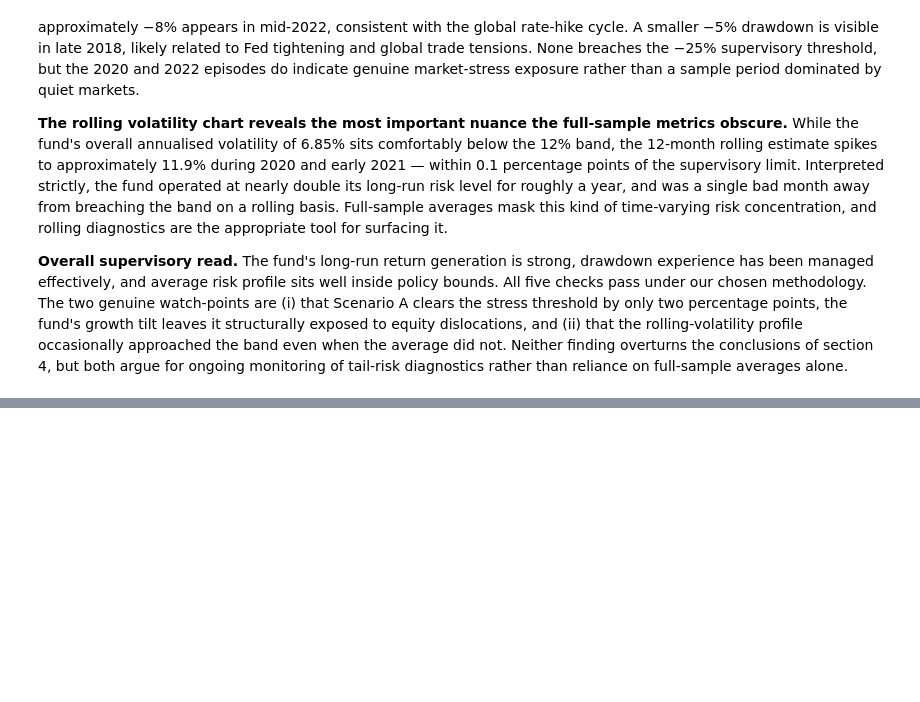
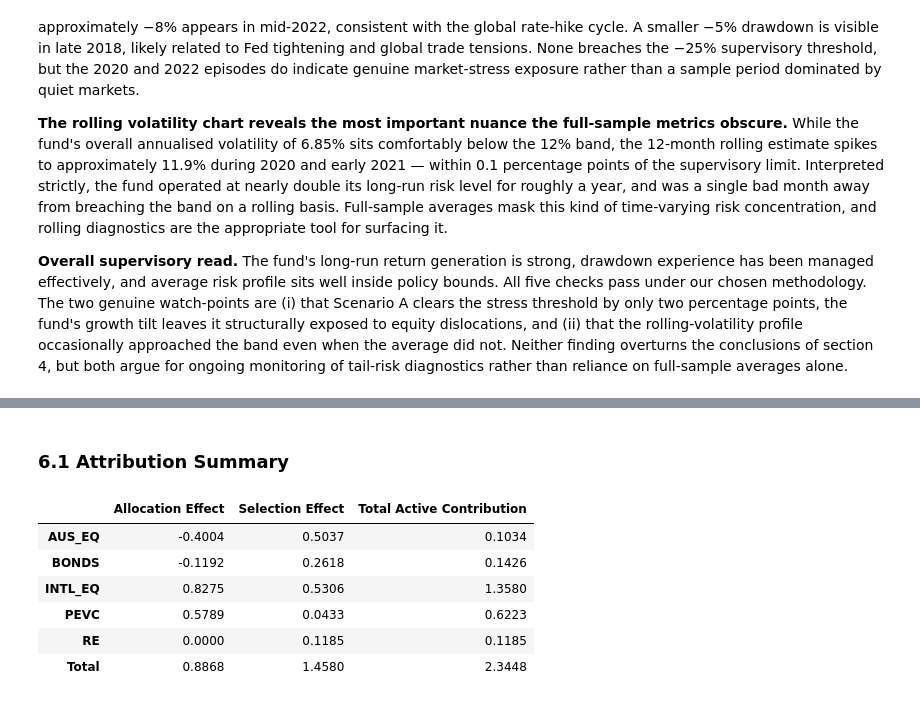
Before and after one commit to CathyLin789/MultiAssetPortfolio-Cathy_Caden_Archer_Sienna, a Jupyter notebook: notebooks/multi_asset_report.ipynb, the cells around one changed output, grey strips where cells are left out. Drawn from its saved outputs; the diff is of its cells as text; code cells hidden in the pictures; blank space fills up the shorter version.

```diff
--- a/notebooks/multi_asset_report.ipynb
+++ b/notebooks/multi_asset_report.ipynb
@@ -416,0 +426,27 @@ plt.show()
+# %% [markdown]
+### 6.1 Attribution Summary
+# %%
+from attribution import brinson_monthly, brinson_summary
+
+monthly_attr = brinson_monthly(
+    mgr_returns = managers,
+    bm_returns  = benchmarks,
+    taa_weights = taa_weights,
+    saa_weights = saa_weights,
+)
+
+attr_summary = brinson_summary(monthly_attr)
+
+attr_summary.style.format({
+    "Allocation Effect":        "{:.4f}",
+    "Selection Effect":         "{:.4f}",
+    "Total Active Contribution": "{:.4f}",
+})
+# %% [output]
+|  | Allocation Effect | Selection Effect | Total Active Contribution |
+| AUS_EQ | -0.4004 | 0.5037 | 0.1034 |
+| BONDS | -0.1192 | 0.2618 | 0.1426 |
+| INTL_EQ | 0.8275 | 0.5306 | 1.3580 |
+| PEVC | 0.5789 | 0.0433 | 0.6223 |
+| RE | 0.0000 | 0.1185 | 0.1185 |
+| Total | 0.8868 | 1.4580 | 2.3448 |
```
Also changed, not shown: parts of 7 cells of this notebook.
